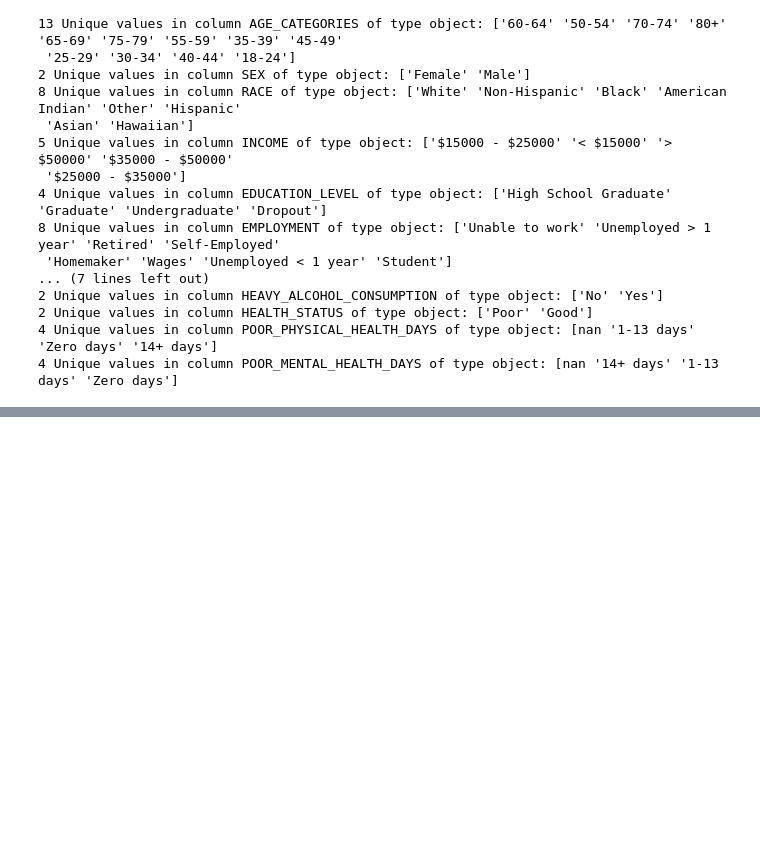
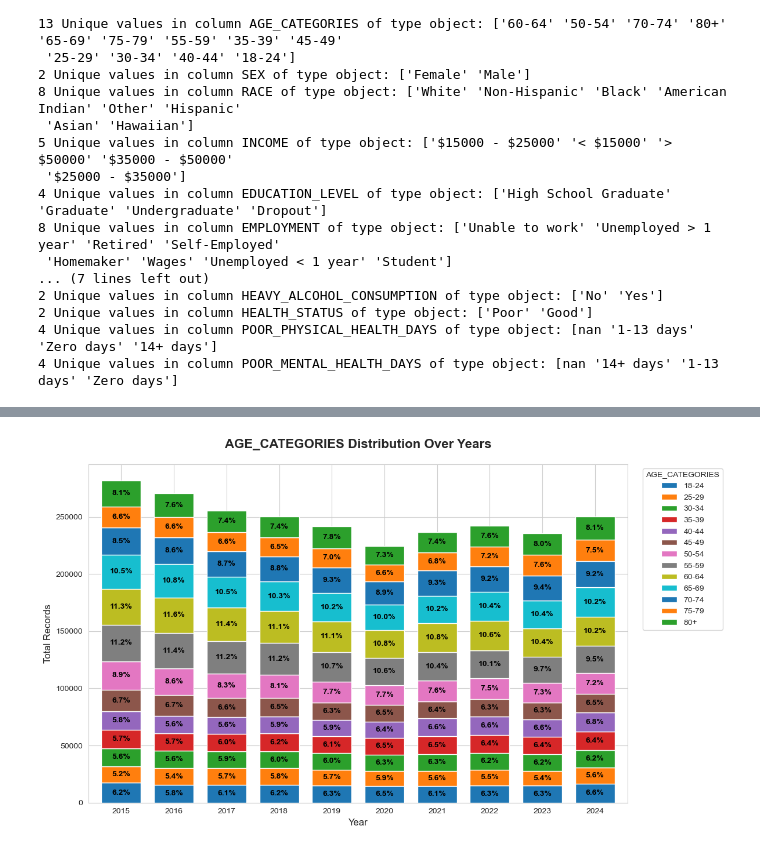
Before and after one commit to cmendonsa/brfss-diabetes-trends, a Jupyter notebook: analysis/2_data_preparation.ipynb, the cells around one changed output, grey strips where cells are left out. Drawn from its saved outputs; the diff is of its cells as text; code cells hidden in the pictures; blank space fills up the shorter version.

```diff
--- a/analysis/2_data_preparation.ipynb
+++ b/analysis/2_data_preparation.ipynb
@@ -535,0 +547,4 @@ for col in df_decoded.columns:
+# %%
+plot_column_as_per_year(df_decoded, 'AGE_CATEGORIES')
+# %% [output]
+[figure, added]
```
Also changed, not shown: parts of 3 cells of this notebook, 1 other file.
